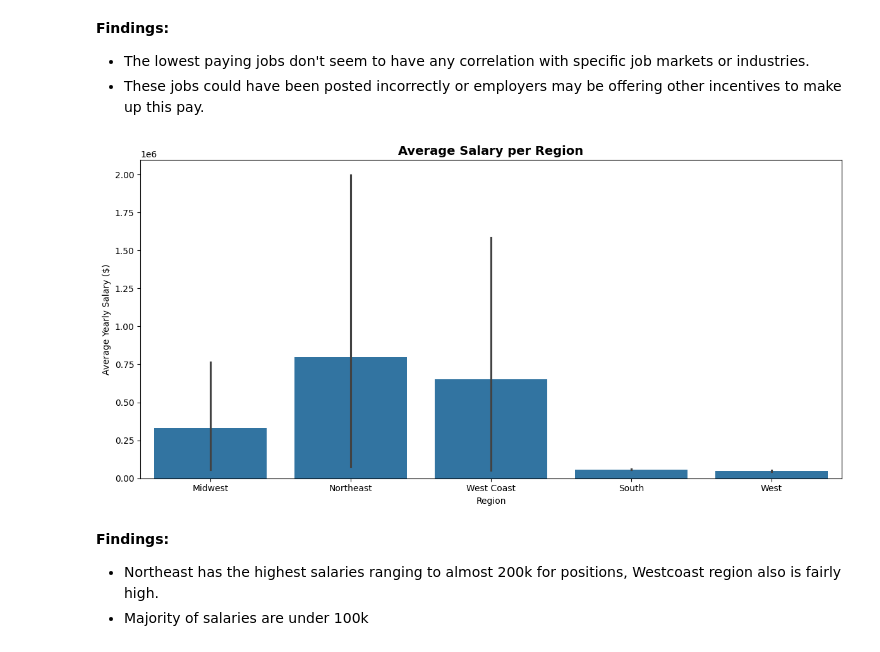
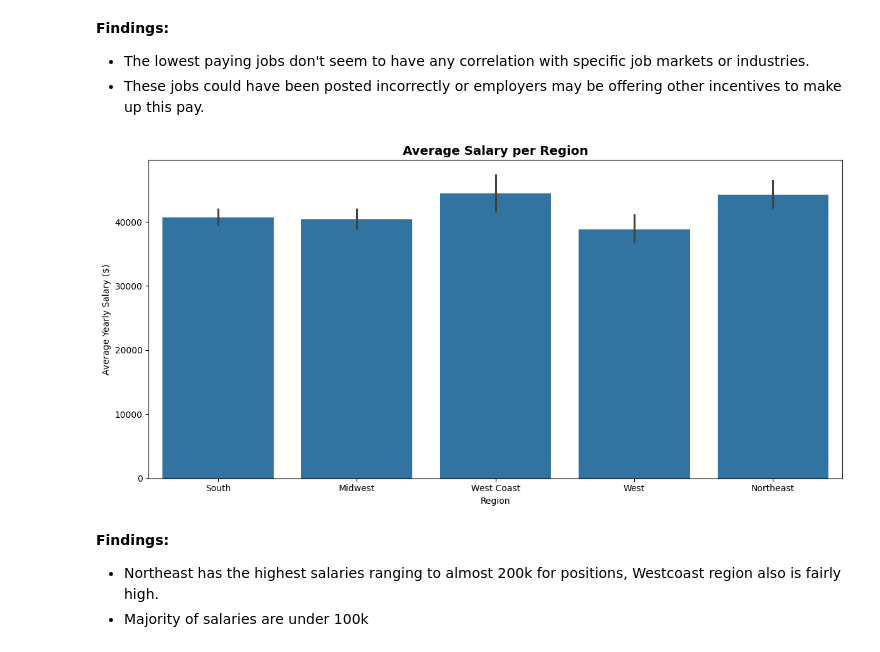
Before and after one commit to PTucc327/Job_Market_Analysis, a Jupyter notebook: job_market_analysis.ipynb, the cells around one changed output. Cells and saved outputs as stored; diff of their text form; code cells hidden in the pictures.

```diff
--- a/job_market_analysis.ipynb
+++ b/job_market_analysis.ipynb
@@ -595,5 +507,0 @@ print(salary)
-# %%
-#Creating separate columns for each of the pieces extracted
-df['salary_min'] = salary[0]
-df['salary_max'] = salary[1]
-df['salary_means'] = salary[2]
@@ -609,6 +507,0 @@ def normalize_salary(row):
-# %%
-#Creating new columns for yearly salary
-df[['min_salary_yearly', 'max_salary_yearly']] = df.apply(normalize_salary, axis=1, result_type='expand')
-# %%
-#Making salary bins for the visualizations
-df['salary_bin'] = df['max_salary_yearly'] // 5000 * 5000  # bucket into $5k bins
@@ -689,22 +639,3 @@ plt.show()
 **Findings:**
 - Seems as if companies have confused organization and sector and filled out the same information, this can also be from how the data was gathered.
 - Health industry seems to be hiring the most people, could be an indemand field and can be due to people living longer
-# %%
-
-# Step 1: Compute average salary for each job
-df['avg_salary'] = df[['min_salary_yearly', 'max_salary_yearly']].mean(axis=1)
-
-# Step 2: Drop rows where avg_salary is missing
-df_salary_clean = df.dropna(subset=['avg_salary'])
-
-# Step 3: Get 10 lowest average salaries
-lowest_salaries = df_salary_clean.nsmallest(10, 'avg_salary')
-
-# Step 4: Plot
-plt.figure(figsize=(10, 8))
-sns.barplot(data=lowest_salaries, x='avg_salary', y='job_title', palette='Reds', hue = 'job_title', legend= False)
-plt.xlabel("Average Yearly Salary ($)")
-plt.ylabel("Job Title")
-plt.title("10 Lowest Paying Jobs", fontdict={'fontsize': 14, 'fontweight': 'bold'})
-plt.tight_layout()
-plt.show()
@@ -716,14 +654,14 @@ plt.show()
 - These jobs could have been posted incorrectly or employers may be offering other incentives to make up this pay.
 # %%
 plt.figure(figsize=(12, 6))
-sns.barplot(data=df, x='region', y='avg_salary')
+sns.barplot(data=df_salary_clean, x='region', y='midpoint_salary')
 plt.xlabel("Region")
 plt.ylabel("Average Yearly Salary ($)")
 plt.title("Average Salary per Region", fontdict={'fontsize': 14, 'fontweight': 'bold'})
 plt.tight_layout()
 plt.show()
 # %% [output]
-[figure, old version]
+[figure, new version]
 # %% [markdown]
 **Findings:**
 - Northeast has the highest salaries ranging to almost 200k for positions, Westcoast region also is fairly high.
```
Also changed, not shown: parts of 87 cells of this notebook.
